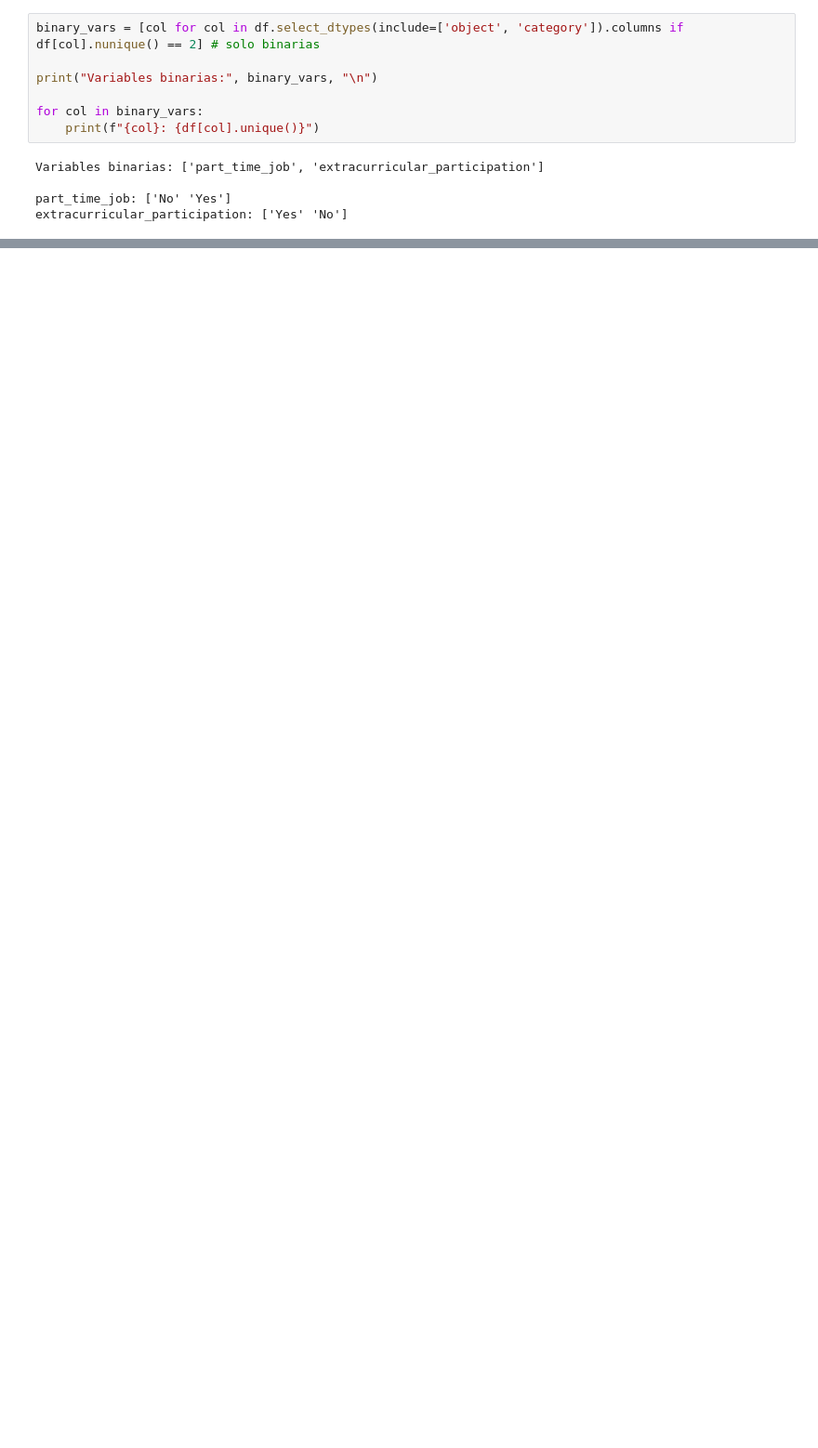
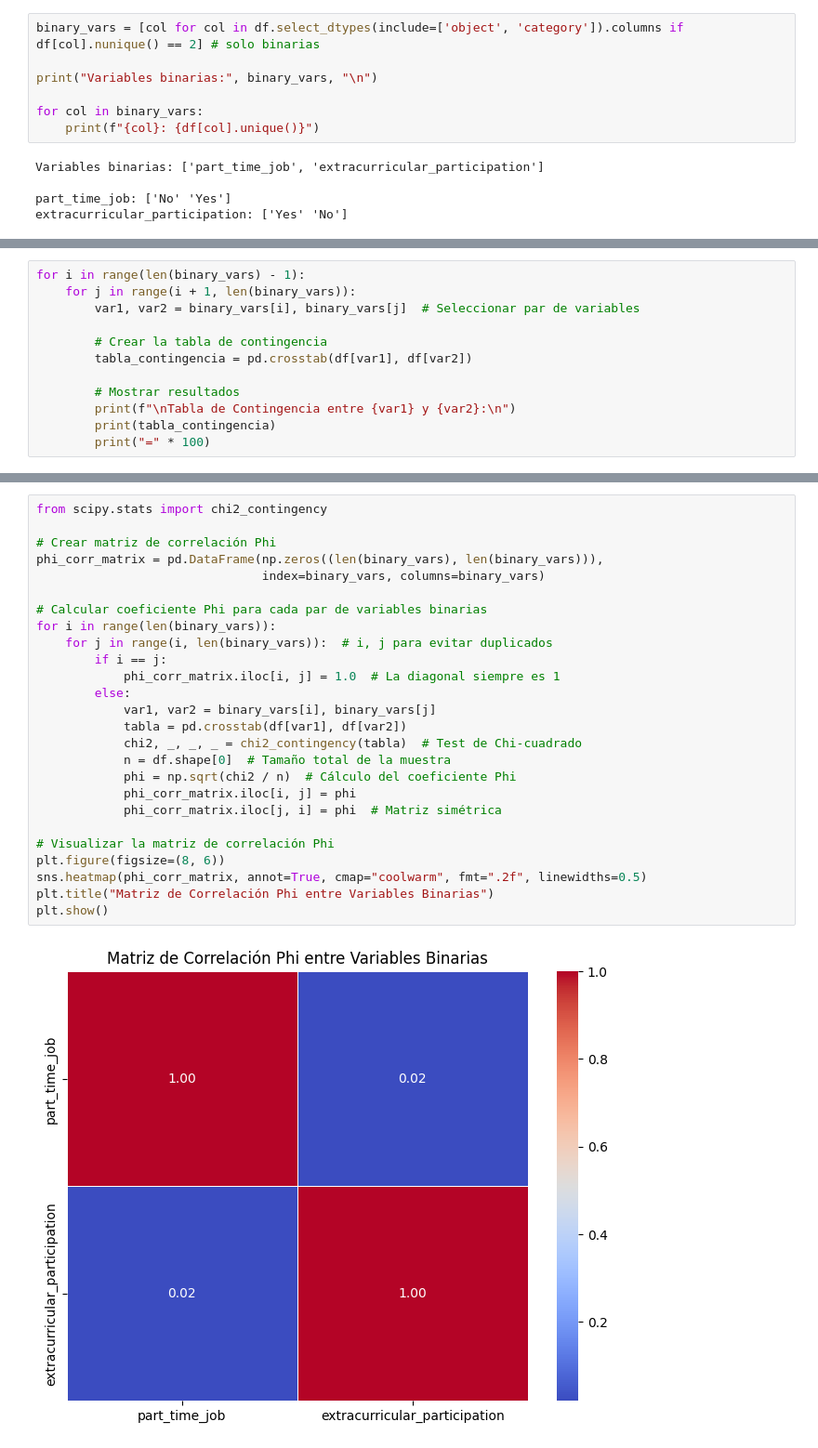
Before and after one commit to Alexgit999/AED_UE, a Jupyter notebook: AED_actividad_2.ipynb, the cells around one changed output, grey strips where cells are left out. Shown at 93% size. Saved outputs shown, nothing was run; the diff lists cells and outputs as text; blank space fills up the shorter version.

```diff
--- a/AED_actividad_2.ipynb
+++ b/AED_actividad_2.ipynb
@@ -293,0 +597,12 @@ extracurricular_participation: ['Yes' 'No']
+# %%
+for i in range(len(binary_vars) - 1):
+    for j in range(i + 1, len(binary_vars)):
+        var1, var2 = binary_vars[i], binary_vars[j]  # Seleccionar par de variables
+
+        # Crear la tabla de contingencia
+        tabla_contingencia = pd.crosstab(df[var1], df[var2])
+
+        # Mostrar resultados
+        print(f"\nTabla de Contingencia entre {var1} y {var2}:\n")
+        print(tabla_contingencia)
+        print("=" * 100)
@@ -293,0 +619,28 @@ extracurricular_participation: ['Yes' 'No']
+# %%
+from scipy.stats import chi2_contingency
+
+# Crear matriz de correlación Phi
+phi_corr_matrix = pd.DataFrame(np.zeros((len(binary_vars), len(binary_vars))),
+                               index=binary_vars, columns=binary_vars)
+
+# Calcular coeficiente Phi para cada par de variables binarias
+for i in range(len(binary_vars)):
+    for j in range(i, len(binary_vars)):  # i, j para evitar duplicados
+        if i == j:
+            phi_corr_matrix.iloc[i, j] = 1.0  # La diagonal siempre es 1
+        else:
+            var1, var2 = binary_vars[i], binary_vars[j]
+            tabla = pd.crosstab(df[var1], df[var2])
+            chi2, _, _, _ = chi2_contingency(tabla)  # Test de Chi-cuadrado
+            n = df.shape[0]  # Tamaño total de la muestra
+            phi = np.sqrt(chi2 / n)  # Cálculo del coeficiente Phi
+            phi_corr_matrix.iloc[i, j] = phi
+            phi_corr_matrix.iloc[j, i] = phi  # Matriz simétrica
+
+# Visualizar la matriz de correlación Phi
+plt.figure(figsize=(8, 6))
+sns.heatmap(phi_corr_matrix, annot=True, cmap="coolwarm", fmt=".2f", linewidths=0.5)
+plt.title("Matriz de Correlación Phi entre Variables Binarias")
+plt.show()
+# %% [output]
+[figure, added]
```
Also changed, not shown: parts of 49 cells of this notebook.
